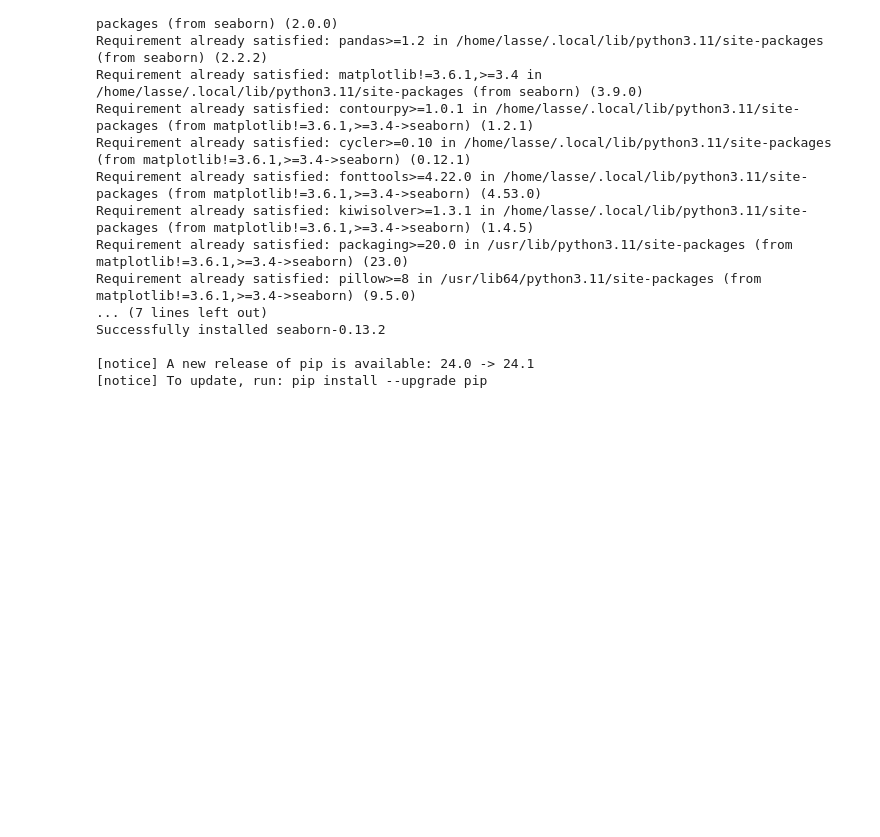
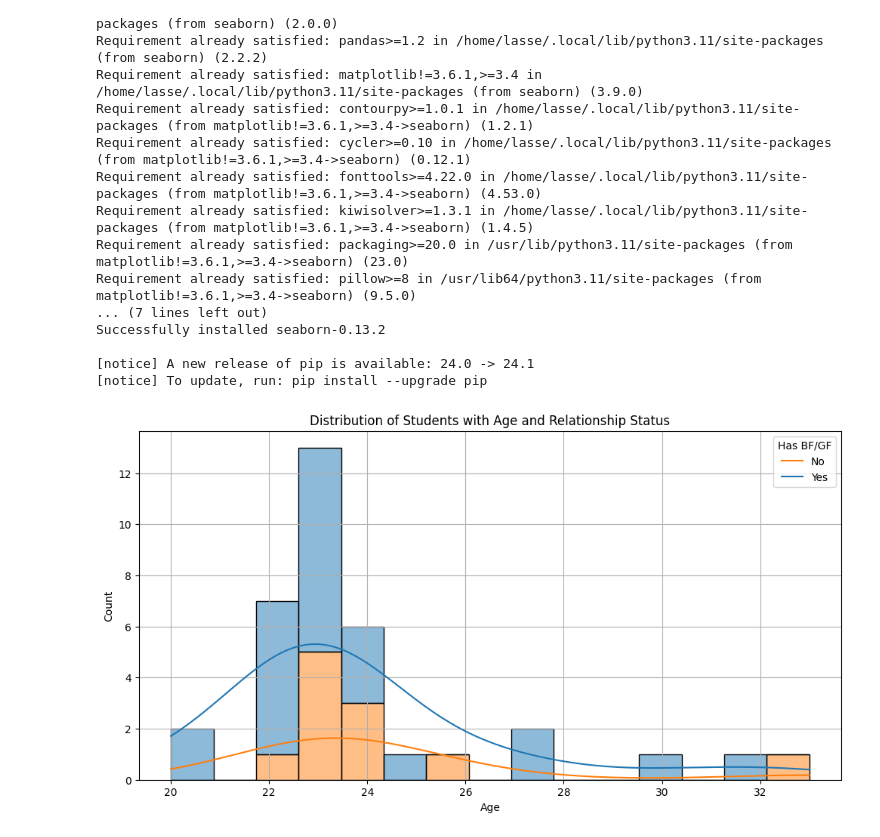
Before and after one commit to Abinsinguza/PYTHON, a Jupyter notebook: Lectures/Morning_session/abinsinguza_lasse_day8.ipynb, the cells around one changed output. Saved outputs shown, nothing was run; the diff lists cells and outputs as text; code cells hidden in the pictures; blank space fills up the shorter version.

```diff
--- a/Lectures/Morning_session/abinsinguza_lasse_day8.ipynb
+++ b/Lectures/Morning_session/abinsinguza_lasse_day8.ipynb
@@ -113,3 +113,24 @@ Successfully installed seaborn-0.13.2
 #1. Age and gf or gf
 #2: Gander and gf or bf
 #3: correction analysis
+# %%
+# Load the dataset
+dataset_path = 'niceguys.csv'
+data = pd.read_csv(dataset_path)
+
+# Clean the data
+data.columns = data.columns.str.strip().str.replace(' ', '_')
+data = data.rename(columns={'do_you_have_aboyfriend/girlfriend': 'has_bf_gf'})
+data['living_allowance'] = data['living_allowance'].str.replace(',', '').astype(float)
+# %%
+# Plot the age distribution categorized by relationship status
+plt.figure(figsize=(12, 6))
+sns.histplot(data=data, x='age', hue='has_bf_gf', multiple='stack', kde=True)
+plt.title('Distribution of Students with Age and Relationship Status')
+plt.xlabel('Age')
+plt.ylabel('Count')
+plt.legend(title='Has BF/GF', labels=['No', 'Yes'])
+plt.grid(True)
+plt.show()
+# %% [output]
+[figure, added]
```
Also changed, not shown: parts of 7 cells of this notebook.
